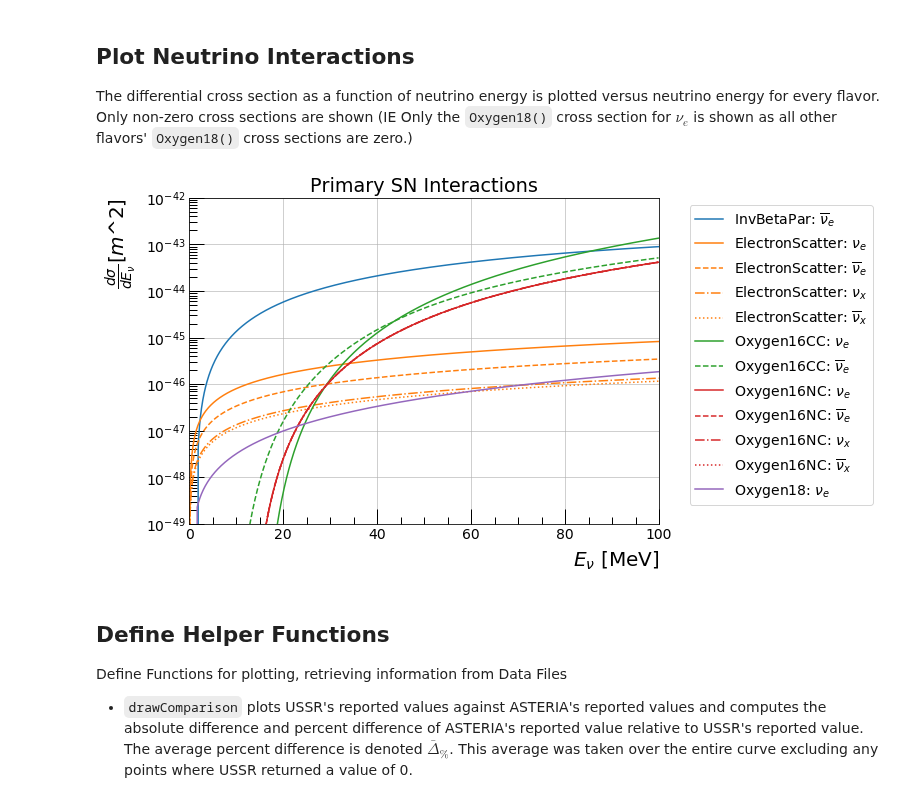
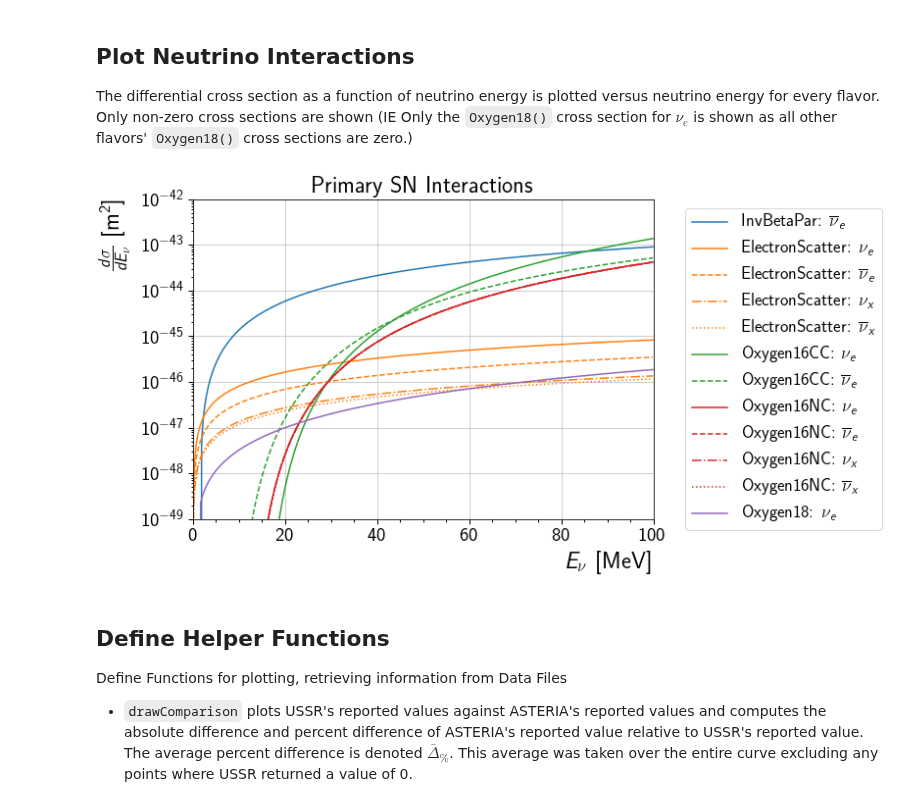
Before and after one commit to icecube/ASTERIA, a Jupyter notebook: docs/nb/cross_sections.ipynb, the cells around one changed output. Cells and saved outputs as stored; diff of their text form; code cells hidden in the pictures.

```diff
--- a/docs/nb/cross_sections.ipynb
+++ b/docs/nb/cross_sections.ipynb
@@ -18,37 +18,42 @@ from itertools import cycle
 ## Setup styles for Plotting
 # %%
 axes_style =   {            'grid' : 'True',
-                       'labelsize' : '20',
+                       'labelsize' : '24',
                         'labelpad' : '8.0' }
 
-xtick_style =  {       'direction' : 'in',
-                       'labelsize' : '14.',
-                      'major.size' : '15.',
+xtick_style =  {       'direction' : 'out',
+                       'labelsize' : '20.',
+                      'major.size' : '5.',
                      'major.width' : '1.',
                    'minor.visible' : 'True',
-                      'minor.size' : '7.5',
+                      'minor.size' : '2.5',
                      'minor.width' : '1.' }
 
-ytick_style =  {       'direction' : 'in',
-                       'labelsize' : '14.',
-                      'major.size' : '15.',
+ytick_style =  {       'direction' : 'out',
+                       'labelsize' : '20.',
+                      'major.size' : '5',
                      'major.width' : '1.',
                    'minor.visible' : 'True',
-                      'minor.size' : '7.5',
+                      'minor.size' : '2.5',
                      'minor.width' : '1.' }
 
 grid_style =   {           'alpha' : '0.75' }
-legend_style = {        'fontsize' : '14' }
-font_syle =    {            'size' : '16' }
-figure_style = { 'subplot.hspace'  : '0.05' }
+legend_style = {        'fontsize' : '18' }
+font_syle =    {            'size' : '20'}
+text_style =   {          'usetex' : 'True' }
+figure_style = {  'subplot.hspace' : '0.05' }
 
-mpl.rc(   'font', **font_syle )
-mpl.rc(   'axes', **axes_style )
-mpl.rc(  'xtick', **xtick_style )
-mpl.rc(  'ytick', **ytick_style )
-mpl.rc(   'grid', **grid_style )
-mpl.rc( 'legend', **legend_style )
-mpl.rc( 'figure', **figure_style )
+mpl.rc(    'font', **font_syle )
+mpl.rc(    'text', **text_style )
+mpl.rc(    'axes', **axes_style )
+mpl.rc(   'xtick', **xtick_style )
+mpl.rc(   'ytick', **ytick_style )
+mpl.rc(    'grid', **grid_style )
+mpl.rc(  'legend', **legend_style )
+mpl.rc(  'figure', **figure_style )
+
+mpl.rcParams['text.usetex'] = True
+mpl.rcParams['text.latex.preamble'] = [r'\usepackage[cm]{sfmath}']
 # %% [markdown]
 ## Neutrino Interactions
 
@@ -76,35 +81,35 @@ The differential cross section as a function of neutrino energy is plotted versu
 # %%
 Enu = np.arange(0, 100, 0.1) * u.MeV
 lines = ["-", "--", "-.", ":"]
 
 fig, ax = plt.subplots(1,1, figsize=(9,6))
 
 for interaction in Interactions:
     color = None
     line = cycle(lines)
     for flavor in Flavor:
         xs = interaction.cross_section(flavor, Enu).to(u.m**2)
         if xs.value.any():
             label='{}: {}'.format(interaction.__class__.__name__, flavor.to_tex())
             if color is None:
                 p = ax.plot(Enu, xs, next(line), label=label)
 
                 color = p[0].get_color()
             else:
                 ax.plot(Enu, xs, next(line), label=label, color=color)
 
 
 
 ax.set(xlim=[0,100], ylim=[1e-49, 1e-42], yscale='log', title='Primary SN Interactions' )
 
 ax.set_xlabel(r'$E_\nu$ [MeV]',  horizontalalignment='right', x=1.0)
-ax.set_ylabel(r'$\frac{d\sigma}{dE_\nu} [m$^2$]$', horizontalalignment='right', y=1.0)
+ax.set_ylabel(r'$\frac{d\sigma}{dE_\nu}$ [m$^2$]', horizontalalignment='right', y=1.0)
 
 ax.legend( bbox_to_anchor=(1.05,1))
 
 fig.subplots_adjust(left=0.075, right=0.8)
 # %% [output]
-[figure, old version]
+[figure, new version]
 # %% [markdown]
 ## Define Helper Functions
 
```
Also changed, not shown: parts of 7 cells of this notebook, 6 other files.
